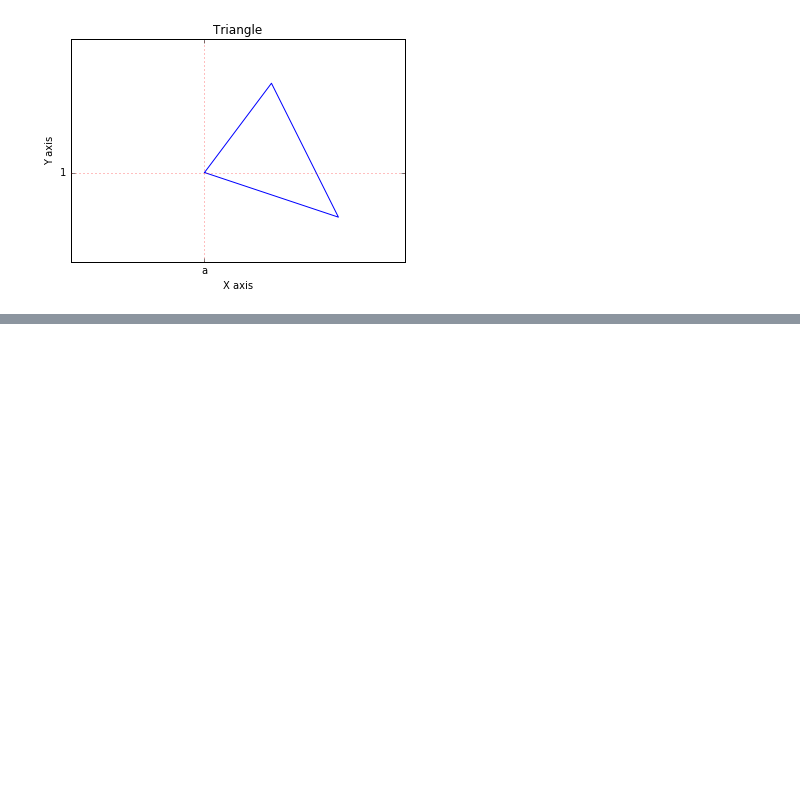
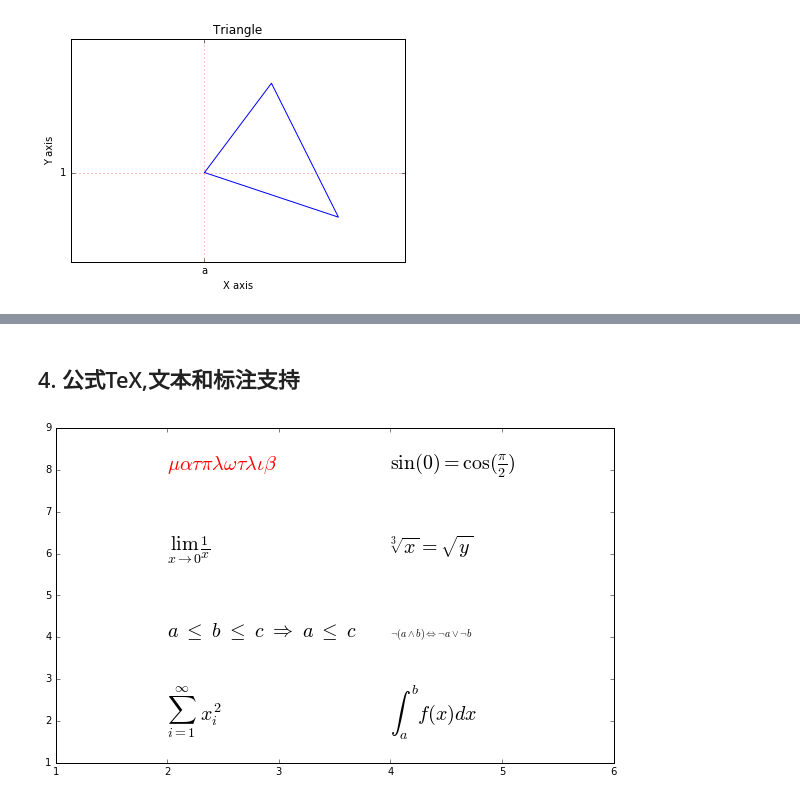
Before and after one commit to lupinwu/Jupyter, a Jupyter notebook: hbk_matplotlib.ipynb, the cells around one changed output, grey strips where cells are left out. Saved outputs shown, nothing was run; the diff lists cells and outputs as text; code cells hidden in the pictures; blank space fills up the shorter version.

```diff
--- a/hbk_matplotlib.ipynb
+++ b/hbk_matplotlib.ipynb
@@ -37,0 +87,22 @@ plt.plot(x, y, color='r', linewidth='2', linestyle='--')
+# %% [markdown]
+## 4. 公式TeX,文本和标注支持
+# %%
+import matplotlib.pyplot as plt
+
+fig = plt.figure(figsize=(10, 6))
+
+ax = fig.add_subplot(111)
+ax.set_xlim([1, 6])
+ax.set_ylim([1, 9])
+ax.text(2, 8, r'$ \mu \alpha \tau \pi \lambda \omega \tau \lambda \iota \beta $', color='r', fontsize=20)
+ax.text(2, 6, r'$ \lim_{x \rightarrow 0} \frac{1}{x} $', fontsize=20)
+ax.text(2, 4, r'$ a \ \leq \ b \ \leq \ c \ \Rightarrow \ a \ \leq \ c$', fontsize=20)
+ax.text(2, 2, r"$ \sum_{i=1}^{\infty}\ x_i^2$",fontsize=20)
+ax.text(4, 8, r"$ \sin(0) = \cos(\frac{\pi}{2})$",fontsize=20)
+ax.text(4, 6, r"$ \sqrt[3]{x} = \sqrt{y}$",fontsize=20)
+ax.text(4, 4, r"$ \neg (a \wedge b) \Leftrightarrow \neg a \vee \neg b$")
+ax.text(4, 2, r"$ \int_a^b f(x)dx$",fontsize=20)
+
+plt.show()
+# %% [output]
+[figure, added]
```
Also changed, not shown: parts of 6 cells of this notebook.
